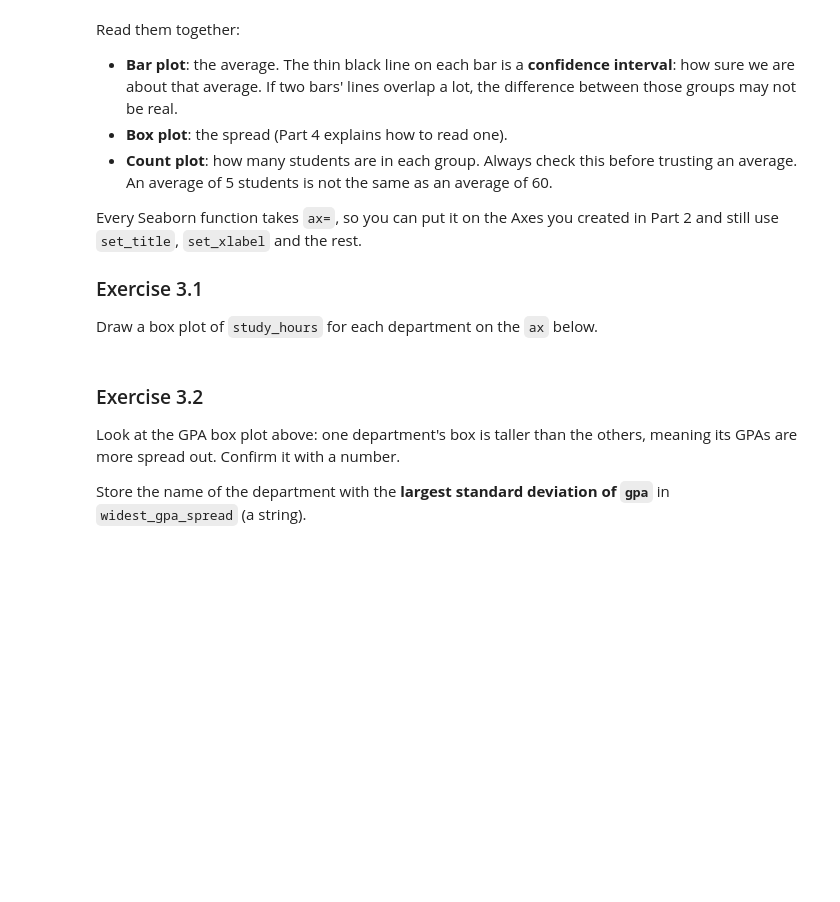
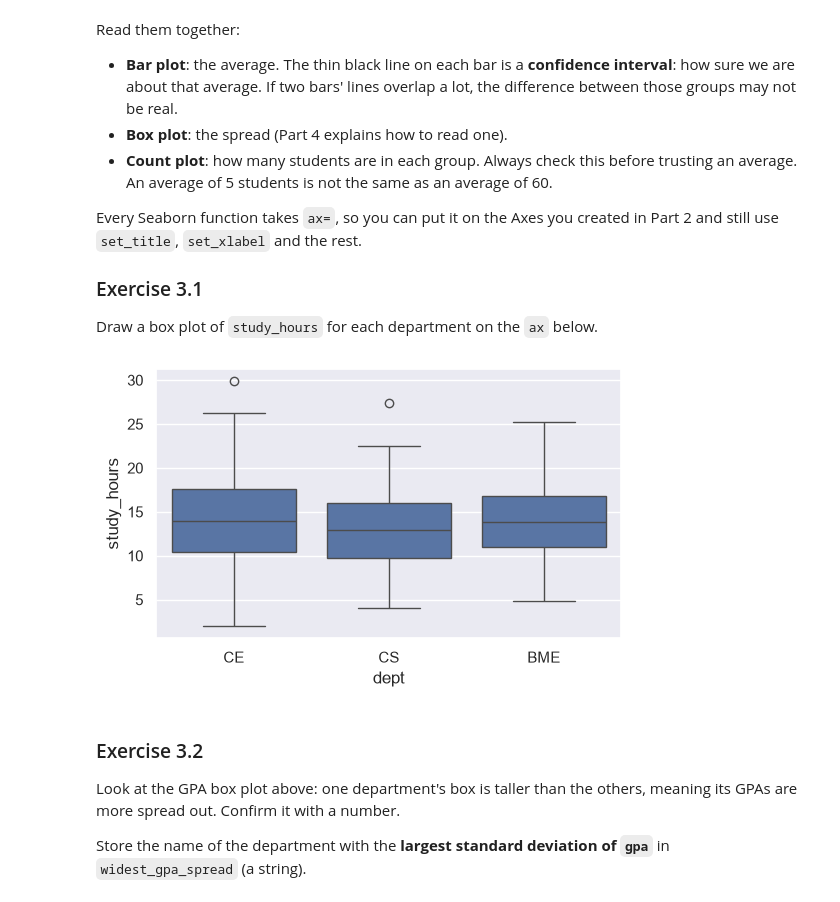
Before and after one commit to noranalmohsin/arti303, a Jupyter notebook: lab06.ipynb, the cells around one changed output. Saved outputs shown, nothing was run; the diff lists cells and outputs as text; code cells hidden in the pictures; blank space fills up the shorter version.

```diff
--- a/lab06.ipynb
+++ b/lab06.ipynb
@@ -410,7 +411,12 @@ Draw a box plot of `study_hours` for each department on the `ax` below.
 # %%
 fig, ax = plt.subplots(figsize=(6, 3.5))
 
 # TODO: box plot of study_hours for each department, drawn on ax
+sns.boxplot(data=df, x="dept", y="study_hours", ax=ax)
+
+plt.show()
+# %% [output]
+[figure, added]
 # %%
 assert len(ax.patches) == 3, "expected three boxes, one per department - use sns.boxplot(..., ax=ax)"
 assert {t.get_text() for t in ax.get_xticklabels()} == set(df["dept"]), "x axis should be dept"
```
Also changed, not shown: parts of 21 cells of this notebook, 1 other file.
